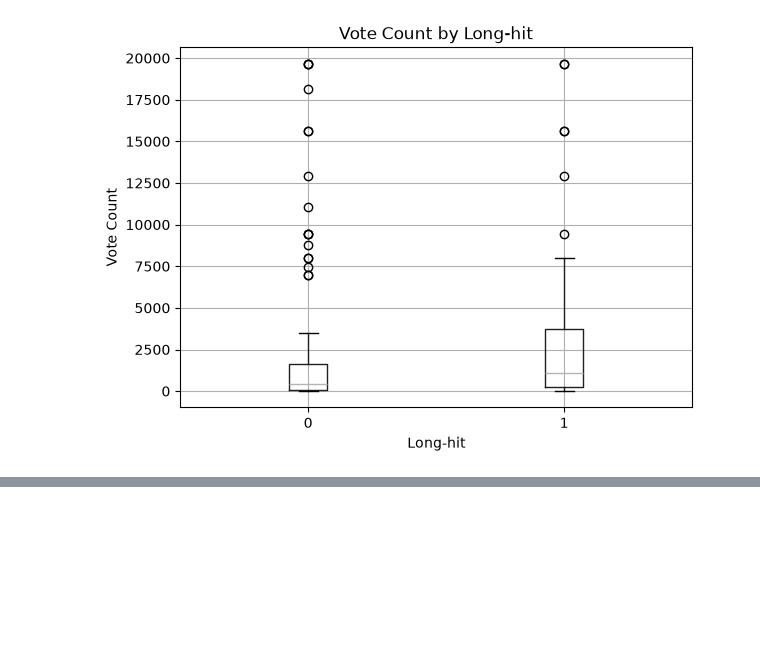
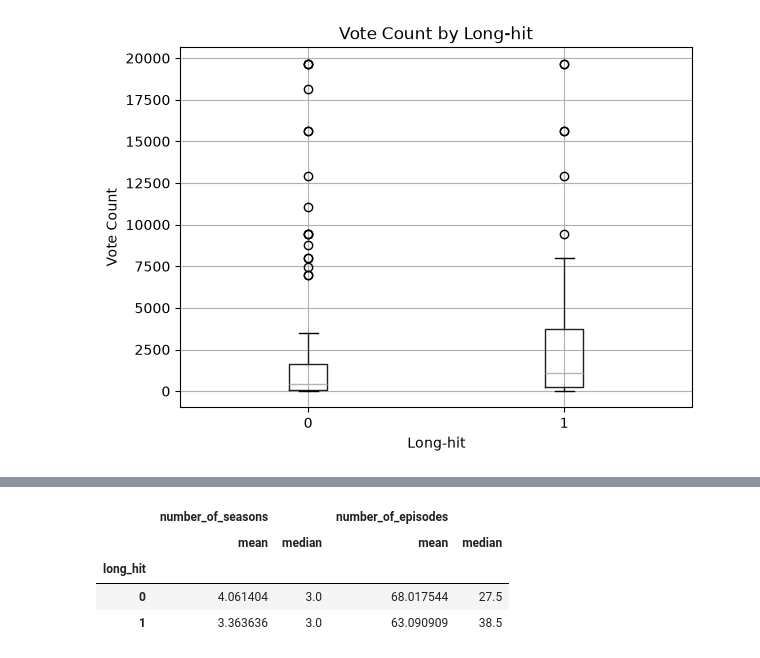
Before and after one commit to yryang101/netflix-game-ip-content-strategy, a Jupyter notebook: notebooks/03_netflix_tmdb_eda.ipynb, the cells around one changed output, grey strips where cells are left out. Cells and saved outputs as stored; diff of their text form; code cells hidden in the pictures; blank space fills up the shorter version.

```diff
--- a/notebooks/03_netflix_tmdb_eda.ipynb
+++ b/notebooks/03_netflix_tmdb_eda.ipynb
@@ -868,0 +907,16 @@ plt.show()
+# %%
+# 장기흥행 여부에 따라 시즌 수와 에피소드 수의 평균·중앙값을 비교
+
+season_episode_summary = (
+    merged_df.groupby("long_hit")
+    [["number_of_seasons", "number_of_episodes"]]
+    .agg(["mean", "median"])
+)
+
+season_episode_summary
+# %% [output]
+|  | number_of_seasons |  | number_of_episodes |  |
+|  | mean | median | mean | median |
+| long_hit |  |  |  |  |
+| 0 | 4.061404 | 3.0 | 68.017544 | 27.5 |
+| 1 | 3.363636 | 3.0 | 63.090909 | 38.5 |
```
Also changed, not shown: parts of 6 cells of this notebook.
